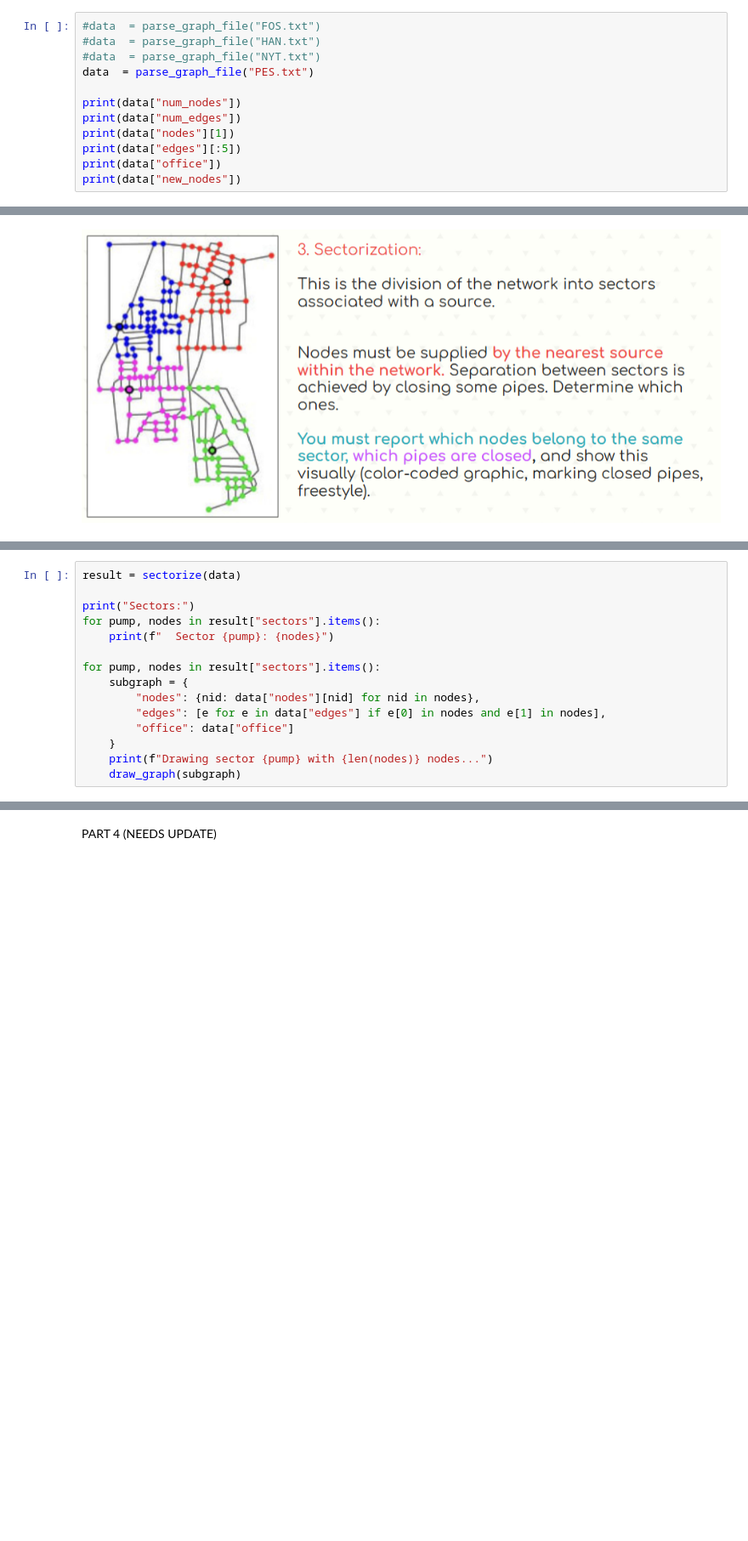
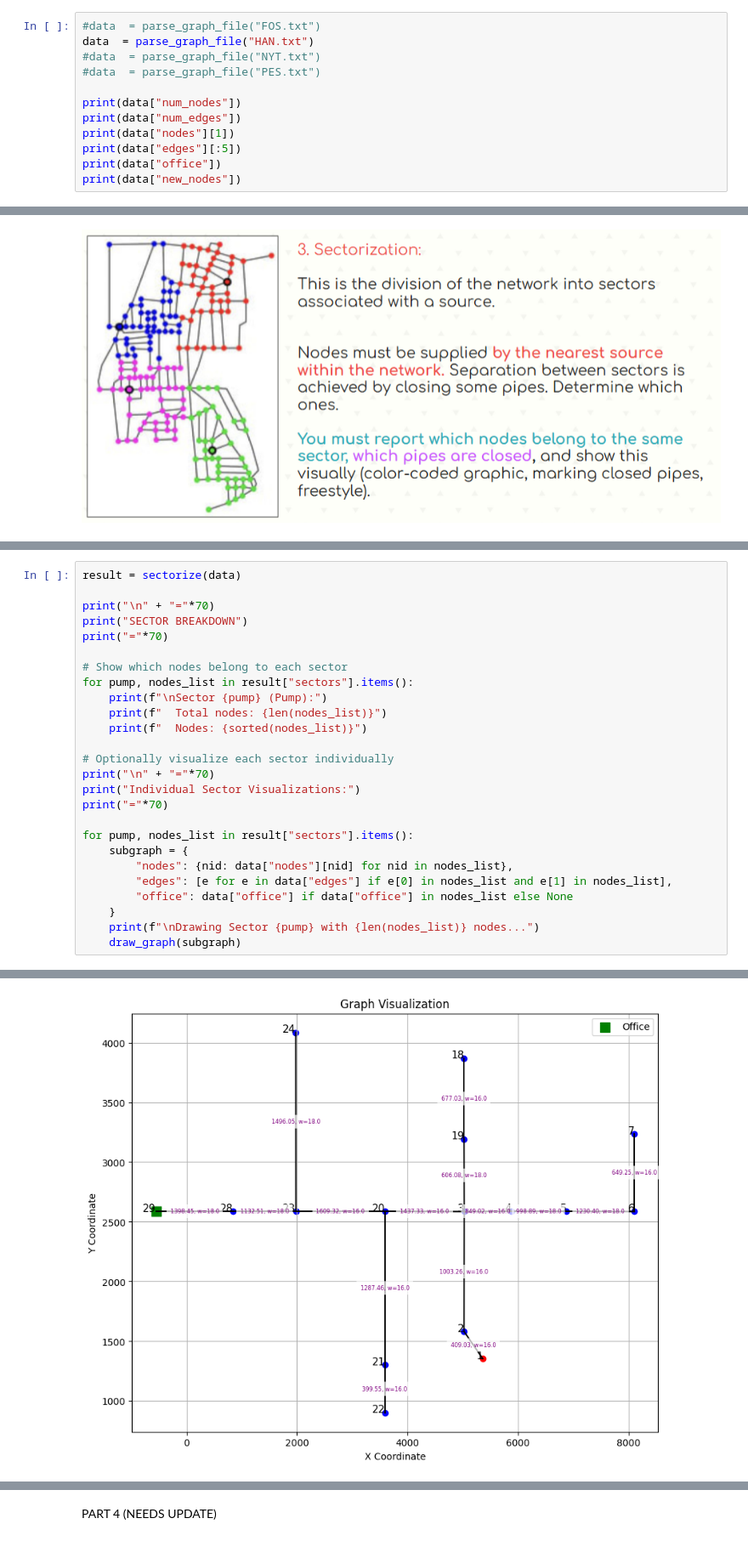
Before and after one commit to SantiQ0905/Waterworks_SP2, a Jupyter notebook: sp2.ipynb, the cells around one changed output, grey strips where cells are left out. Shown at 85% size. Saved outputs shown, nothing was run; the diff lists cells and outputs as text; blank space fills up the shorter version.

```diff
--- a/sp2.ipynb
+++ b/sp2.ipynb
@@ -67,9 +67,9 @@ def parse_graph_file(path):
     return data
 # %%
 #data  = parse_graph_file("FOS.txt")
-#data  = parse_graph_file("HAN.txt")
+data  = parse_graph_file("HAN.txt")
 #data  = parse_graph_file("NYT.txt")
-data  = parse_graph_file("PES.txt")
+#data  = parse_graph_file("PES.txt")
 
 print(data["num_nodes"])
 print(data["num_edges"])
@@ -251,15 +354,27 @@ def sectorize(data):
 # %%
 result = sectorize(data)
 
-print("Sectors:")
-for pump, nodes in result["sectors"].items():
-    print(f"  Sector {pump}: {nodes}")
+print("\n" + "="*70)
+print("SECTOR BREAKDOWN")
+print("="*70)
 
-for pump, nodes in result["sectors"].items():
+# Show which nodes belong to each sector
+for pump, nodes_list in result["sectors"].items():
+    print(f"\nSector {pump} (Pump):")
+    print(f"  Total nodes: {len(nodes_list)}")
+    print(f"  Nodes: {sorted(nodes_list)}")
+
+# Optionally visualize each sector individually
+print("\n" + "="*70)
+print("Individual Sector Visualizations:")
+print("="*70)
+
+for pump, nodes_list in result["sectors"].items():
     subgraph = {
-        "nodes": {nid: data["nodes"][nid] for nid in nodes},
-        "edges": [e for e in data["edges"] if e[0] in nodes and e[1] in nodes],
-        "office": data["office"]
+        "nodes": {nid: data["nodes"][nid] for nid in nodes_list},
+        "edges": [e for e in data["edges"] if e[0] in nodes_list and e[1] in nodes_list],
+        "office": data["office"] if data["office"] in nodes_list else None
     }
-    print(f"Drawing sector {pump} with {len(nodes)} nodes...")
+    print(f"\nDrawing Sector {pump} with {len(nodes_list)} nodes...")
     draw_graph(subgraph)
+# %% [output]
@@ -265,0 +398 @@ for pump, nodes in result["sectors"].items():
+[figure, added]
```
Also changed, not shown: parts of 22 cells of this notebook, 1 other file.
